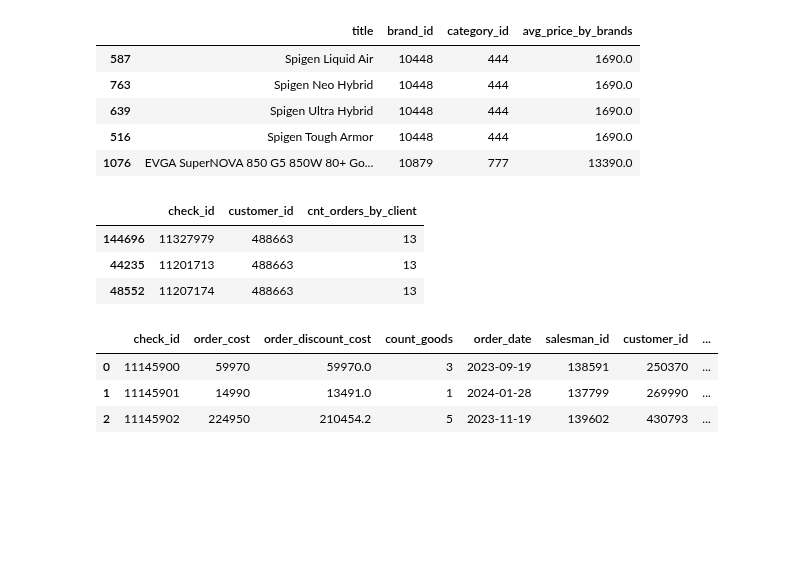
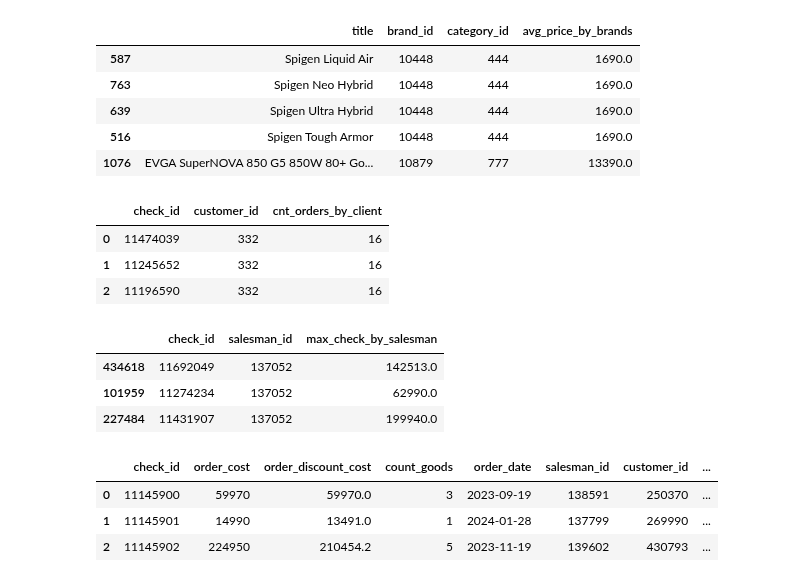
Before and after one commit to Putinka1993/notes, a Jupyter notebook: jupyter notebook/Konstantin.ipynb, the cells around one changed output. Drawn from its saved outputs; the diff is of its cells as text; code cells hidden in the pictures; blank space fills up the shorter version.

```diff
--- a/jupyter notebook/Konstantin.ipynb
+++ b/jupyter notebook/Konstantin.ipynb
@@ -860,12 +860,11 @@ products.loc[:, ['title', 'brand_id', 'category_id', 'avg_price_by_brands']].sor
 # при этом гранулярность таблицы не должна измениться.
 # %%
 orders['cnt_orders_by_client'] = round(orders.groupby(['customer_id'])\
-                                       ['check_id'].transform('count').reset_index(drop=True))
+                                       ['check_id'].transform('count'))
+orders.loc[:, ['check_id', 'customer_id', 'cnt_orders_by_client']].\
+sort_values('customer_id', ascending=True).reset_index(drop=True).head(3)
+# %% [output]
+|  | check_id | customer_id | cnt_orders_by_client |
+| 0 | 11474039 | 332 | 16 |
+| 1 | 11245652 | 332 | 16 |
+| 2 | 11196590 | 332 | 16 |
-# %%
-orders.loc[:, ['check_id', 'customer_id', 'cnt_orders_by_client']].\
-sort_values('customer_id', ascending=False).head(3)
-# %% [output]
-|  | check_id | customer_id | cnt_orders_by_client |
-| 144696 | 11327979 | 488663 | 13 |
-| 44235 | 11201713 | 488663 | 13 |
-| 48552 | 11207174 | 488663 | 13 |
@@ -872,3 +875,14 @@ sort_values('customer_id', ascending=False).head(3)
+# %%
+orders['max_check_by_salesman'] = round(
+    orders.groupby(['check_id'])['order_discount_cost'].transform('sum')
+)
+orders.loc[:, ['check_id', 'salesman_id', 'max_check_by_salesman']].sort_values('salesman_id',
+                                                                               ascending=True).head(3)
+# %% [output]
+|  | check_id | salesman_id | max_check_by_salesman |
+| 434618 | 11692049 | 137052 | 142513.0 |
+| 101959 | 11274234 | 137052 | 62990.0 |
+| 227484 | 11431907 | 137052 | 199940.0 |
 # %%
 orders.head(3)
 # %% [output]
```
Also changed, not shown: parts of 1 cell of this notebook.
